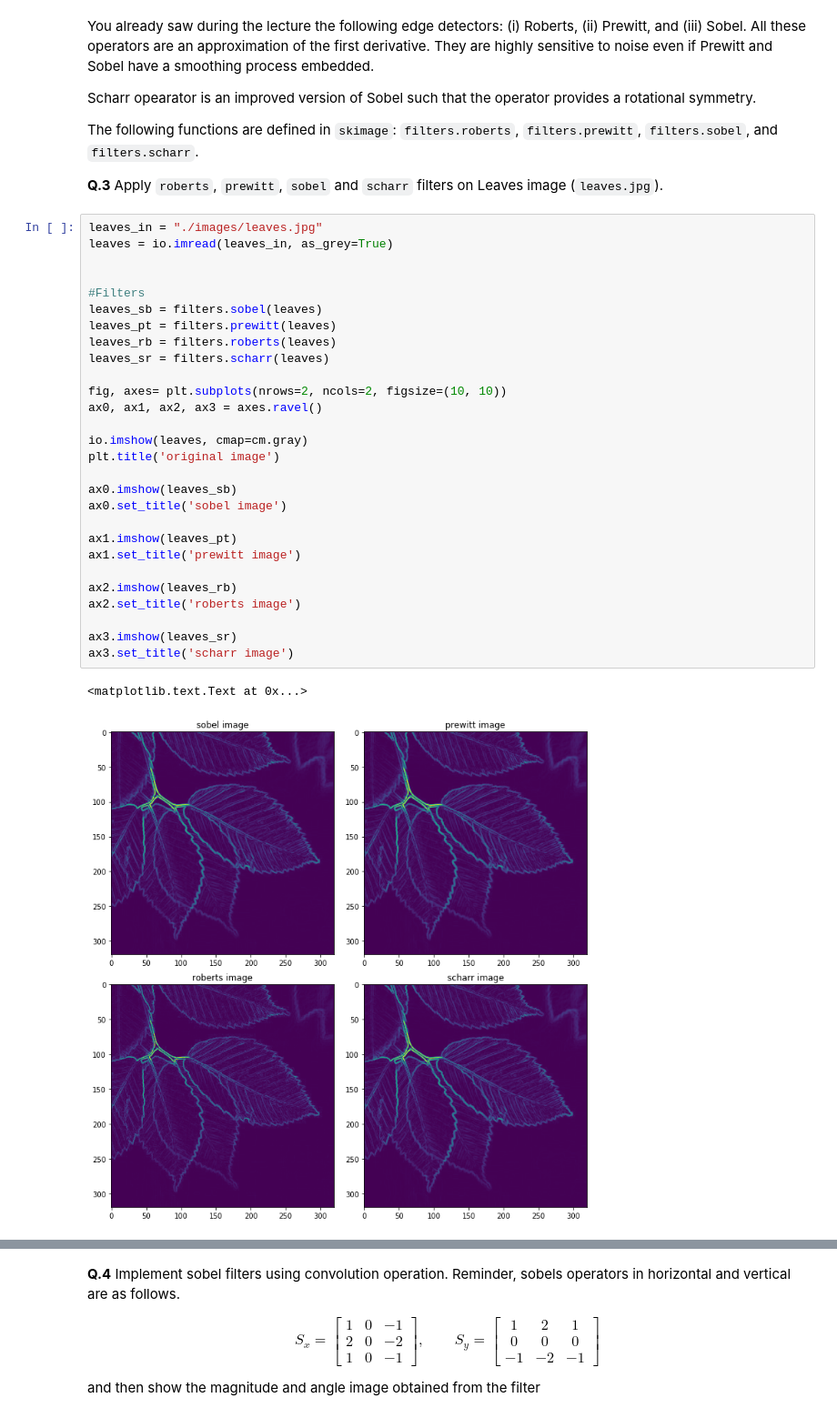
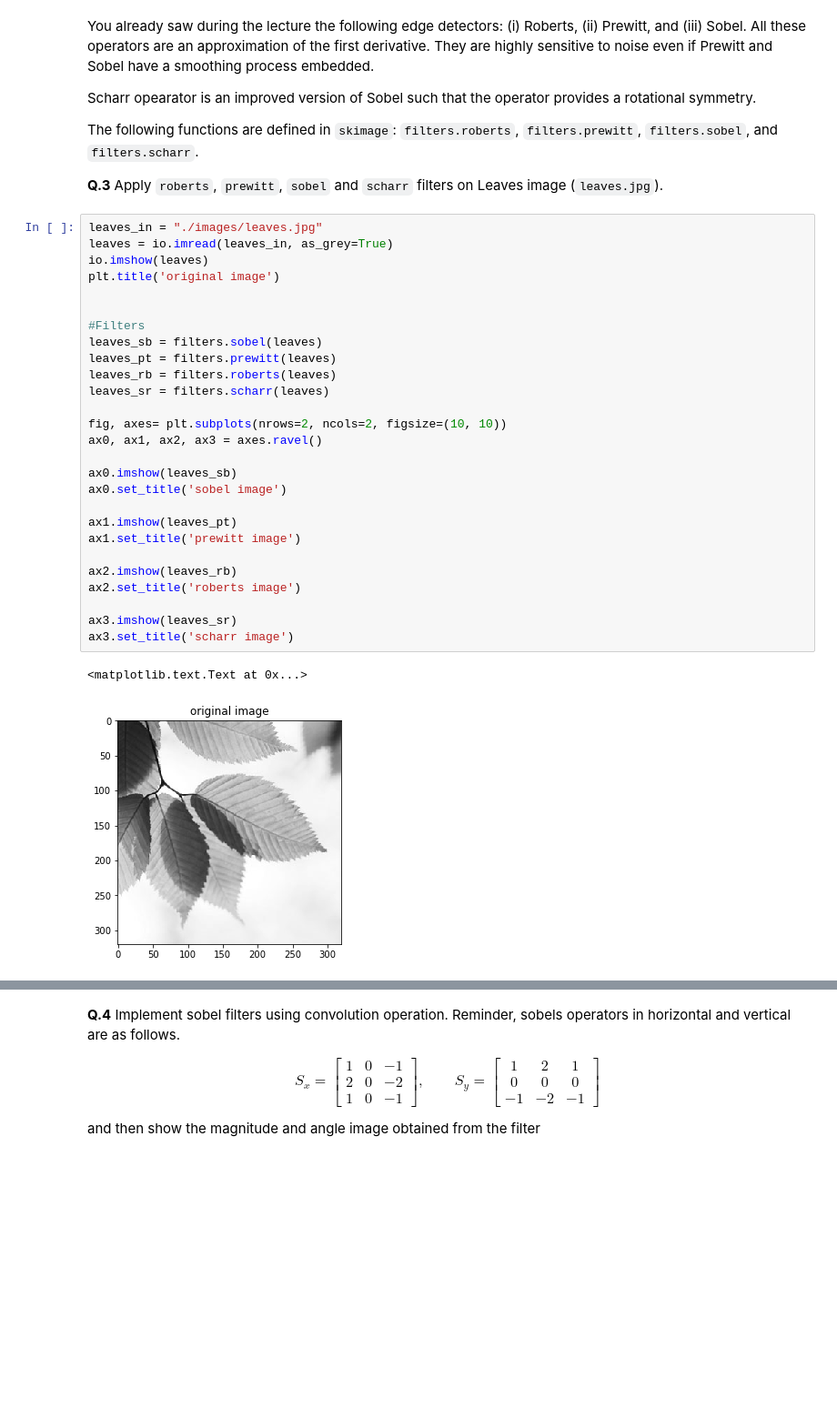
Before and after one commit to auramma/B31XB-IIP-TP-1718, a Jupyter notebook: 4-filter-spatial-domain/4-spatial-filter.ipynb, the cells around one changed output, grey strips where cells are left out. Shown at 91% size. Drawn from its saved outputs; the diff is of its cells as text; blank space fills up the shorter version.

```diff
--- a/4-filter-spatial-domain/4-spatial-filter.ipynb
+++ b/4-filter-spatial-domain/4-spatial-filter.ipynb
@@ -105,31 +105,30 @@ The following functions are defined in `skimage`: `filters.roberts`, `filters.pr
 # %%
 leaves_in = "./images/leaves.jpg"
 leaves = io.imread(leaves_in, as_grey=True)
+io.imshow(leaves)
+plt.title('original image')
 
 
 #Filters
 leaves_sb = filters.sobel(leaves)
 leaves_pt = filters.prewitt(leaves)
 leaves_rb = filters.roberts(leaves)
 leaves_sr = filters.scharr(leaves)
 
 fig, axes= plt.subplots(nrows=2, ncols=2, figsize=(10, 10))
 ax0, ax1, ax2, ax3 = axes.ravel()
-
-io.imshow(leaves, cmap=cm.gray)
-plt.title('original image')
 
 ax0.imshow(leaves_sb)
 ax0.set_title('sobel image')
 
 ax1.imshow(leaves_pt)
 ax1.set_title('prewitt image')
 
 ax2.imshow(leaves_rb)
 ax2.set_title('roberts image')
 
 ax3.imshow(leaves_sr)
 ax3.set_title('scharr image')
 # %% [output]
 <matplotlib.text.Text at 0x...>
-[figure, old version]
+[figure, new version]
```
Also changed, not shown: parts of 1 cell of this notebook.
